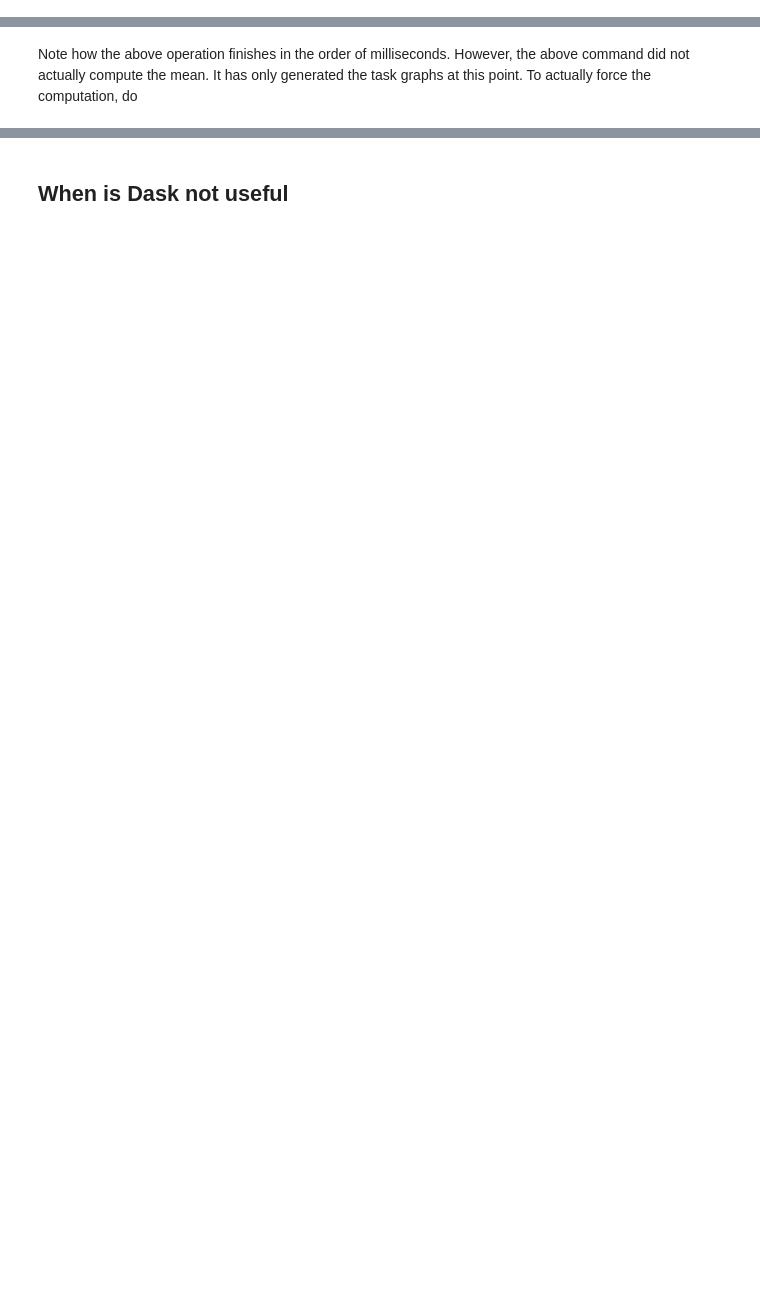
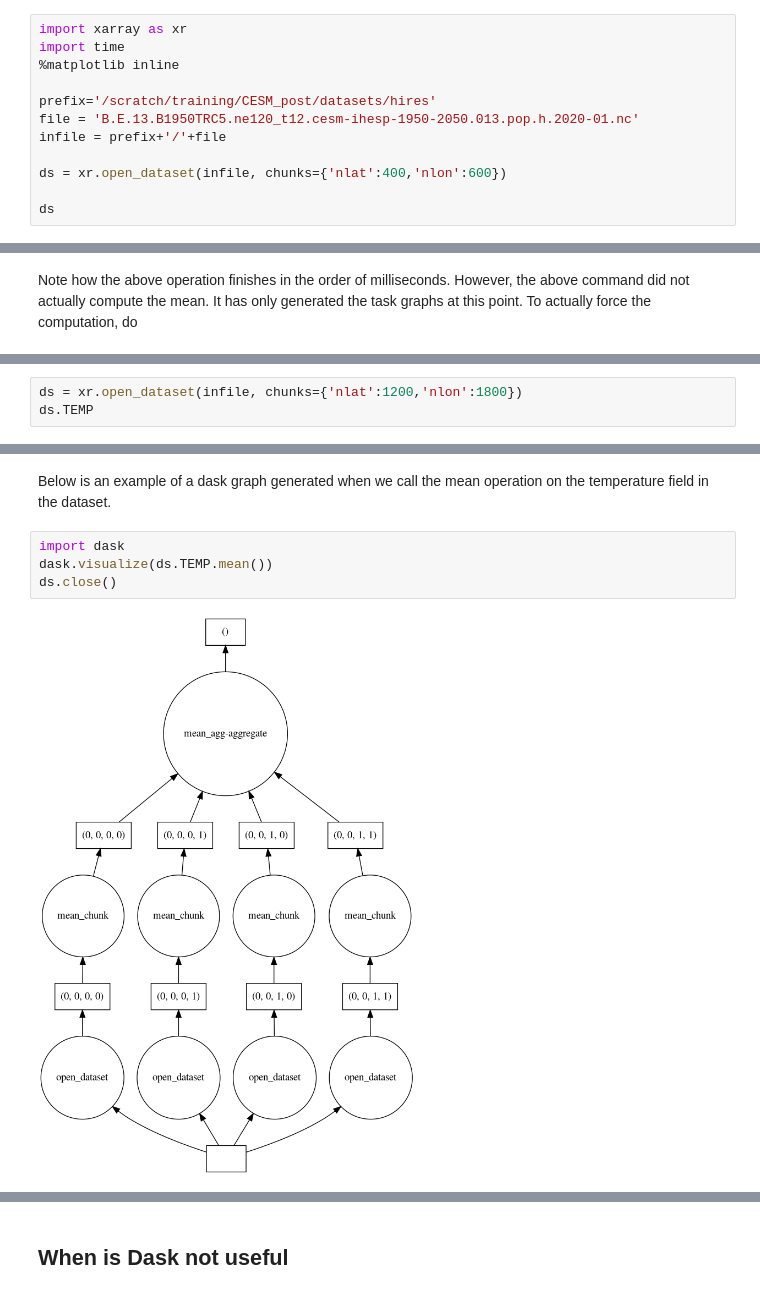
Before and after one commit to abishekg7/pangeo_binders, a Jupyter notebook: 01_intro_to_dask.ipynb, the cells around one changed output, grey strips where cells are left out. Drawn from its saved outputs; the diff is of its cells as text; blank space fills up the shorter version.

Commit message:
updated dask intro notebook

```diff
--- a/01_intro_to_dask.ipynb
+++ b/01_intro_to_dask.ipynb
@@ -34,0 +16,12 @@ Next, we compute the mean of all fields across two dimensions. We use the IPytho
+# %%
+import xarray as xr
+import time
+%matplotlib inline
+
+prefix='/scratch/training/CESM_post/datasets/hires'
+file = 'B.E.13.B1950TRC5.ne120_t12.cesm-ihesp-1950-2050.013.pop.h.2020-01.nc'
+infile = prefix+'/'+file
+
+ds = xr.open_dataset(infile, chunks={'nlat':400,'nlon':600})
+
+ds
@@ -148,0 +147,3 @@ dask.visualize(ds.temp.mean(['ocean_time','s_rho']))
+# %%
+ds = xr.open_dataset(infile, chunks={'nlat':1200,'nlon':1800})
+ds.TEMP
@@ -149 +214,9 @@ dask.visualize(ds.temp.mean(['ocean_time','s_rho']))
+# %% [markdown]
+Below is an example of a dask graph generated when we call the mean operation on the temperature field in the dataset.
+# %%
+import dask
+dask.visualize(ds.TEMP.mean())
+ds.close()
+# %% [output]
+[figure, added]
 # %% [markdown]
```
Also changed, not shown: parts of 45 cells of this notebook.
